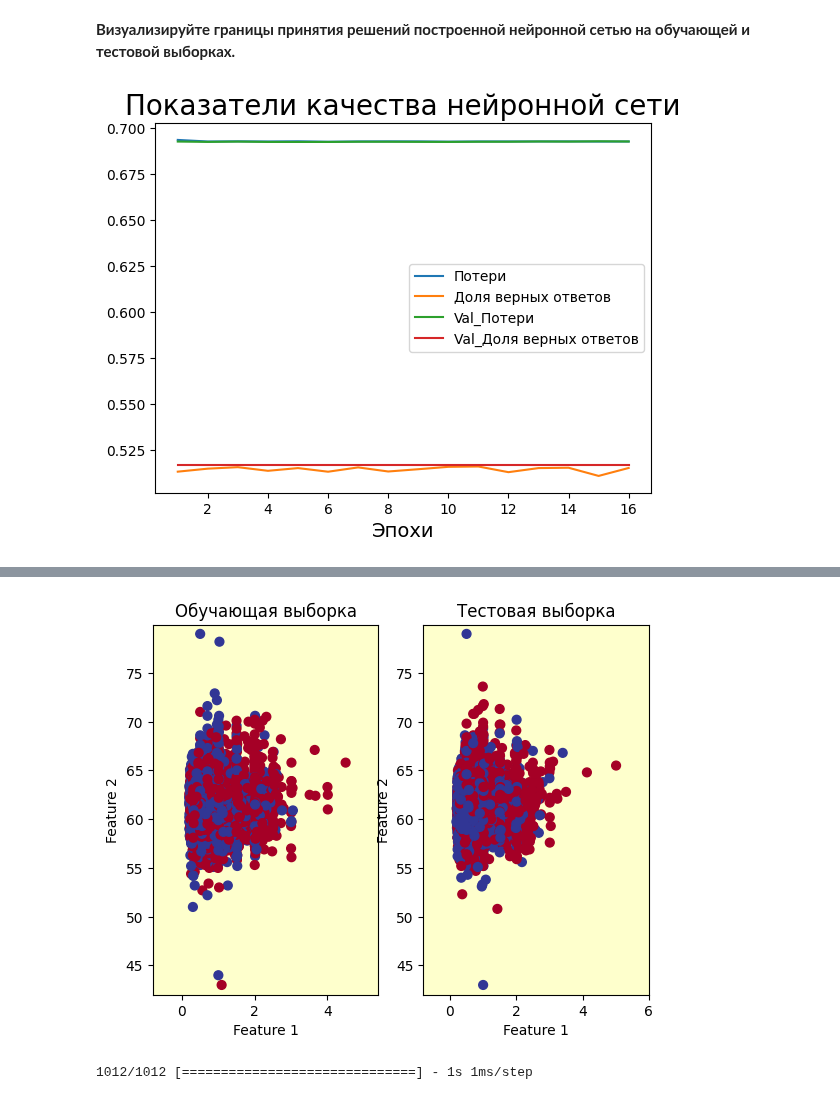
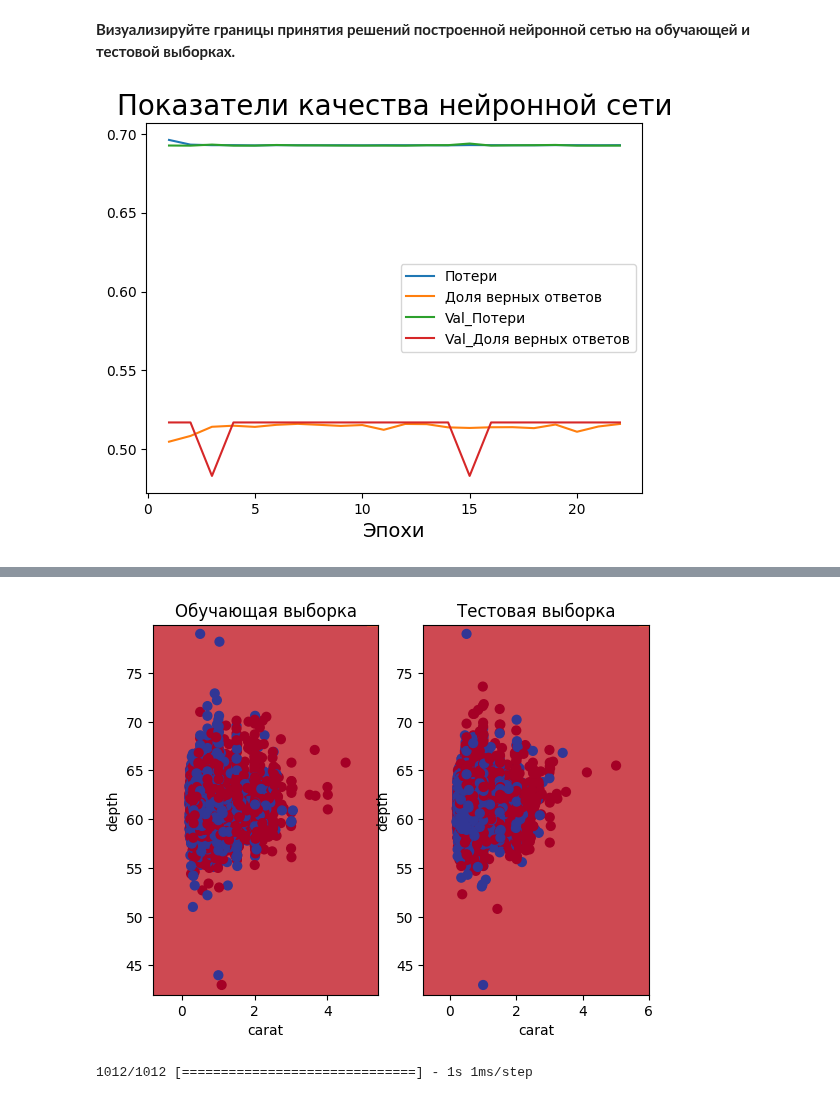
Before and after one commit to kjxeez/machine-learning, a Jupyter notebook: MLP.ipynb, the cells around one changed output, grey strips where cells are left out. Cells and saved outputs as stored; diff of their text form; code cells hidden in the pictures.

```diff
--- a/MLP.ipynb
+++ b/MLP.ipynb
@@ -147,10 +147,10 @@ feature_normalizer.adapt(X_train)
 model = tf.keras.Sequential([
 
     feature_normalizer,
-    tf.keras.layers.Dense(32, activation='relu',kernel_initializer='he_normal'),
-    tf.keras.layers.Dense(32, activation='relu'),
-    tf.keras.layers.Dense(32, activation='relu'),
-    tf.keras.layers.Dense(32, activation='relu'),
+    tf.keras.layers.Dense(32, activation='sigmoid',kernel_initializer='he_normal'),
+    tf.keras.layers.Dense(32, activation='sigmoid'),
+    tf.keras.layers.Dense(32, activation='sigmoid'),
+    tf.keras.layers.Dense(32, activation='sigmoid'),
     tf.keras.layers.Dense(1, activation='sigmoid')
 ])
 
@@ -223,7 +223,7 @@ plt.title('Показатели качества нейронной сети', s
 plt.xlabel('Эпохи', size=14)
 plt.legend();
 # %% [output]
-[figure, old version]
+[figure, new version]
 # %%
 def plot_decision_boundary(model, X, y):
     x_min, x_max = X.iloc[:, 0].min() - 1, X.iloc[:, 0].max() + 1
@@ -242,8 +242,8 @@ def plot_decision_boundary(model, X, y):
     plt.scatter(X.iloc[:, 0], X.iloc[:, 1], c=y, s=40, cmap=plt.cm.RdYlBu)
 
     # Добавляем названия осей
-    plt.xlabel('Feature 1')
-    plt.ylabel('Feature 2')
+    plt.xlabel('carat')
+    plt.ylabel('depth')
 
 plt.subplot(1, 2, 1)
 plt.title("Обучающая выборка")
@@ -257,4 +257,4 @@ plot_decision_boundary(model, X=X_test, y=y_test)
-[figure, old version]
+[figure, new version]
 # %%
 from sklearn.metrics import confusion_matrix
 y_pred_binary = model.predict(X_train).round()
```
Also changed, not shown: parts of 120 cells of this notebook.
